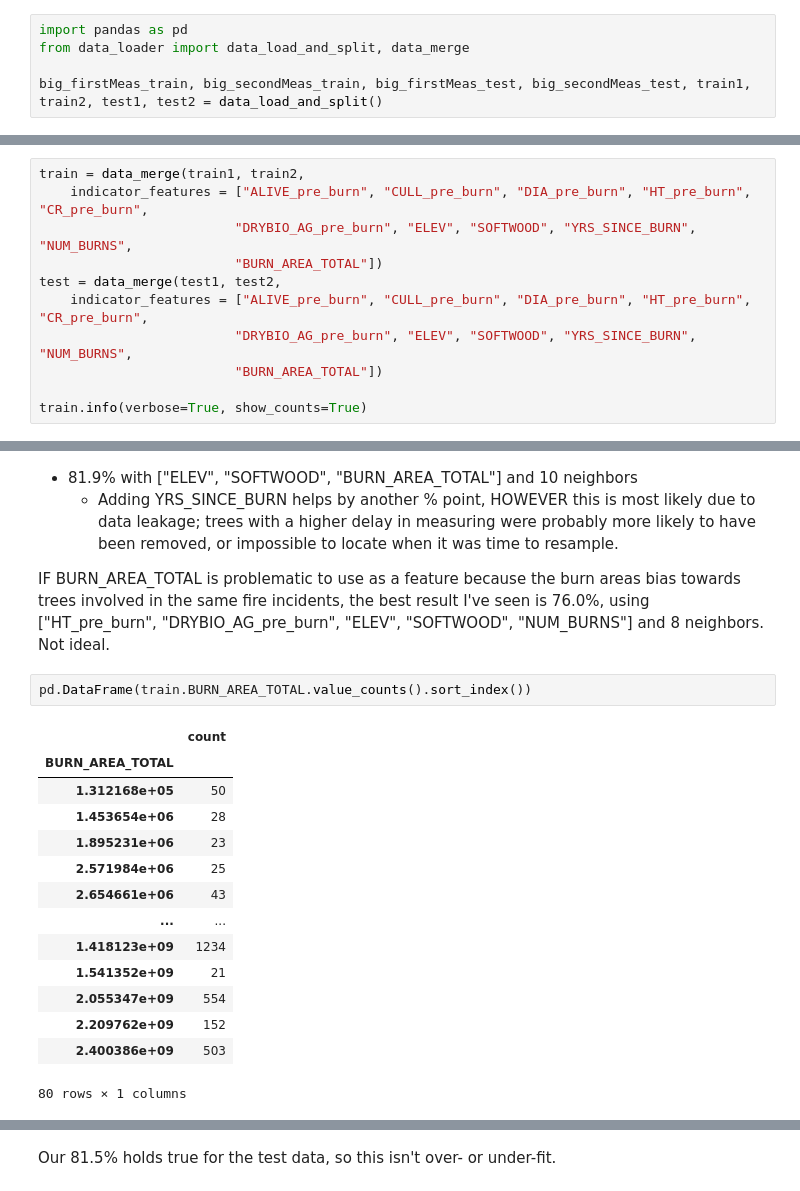
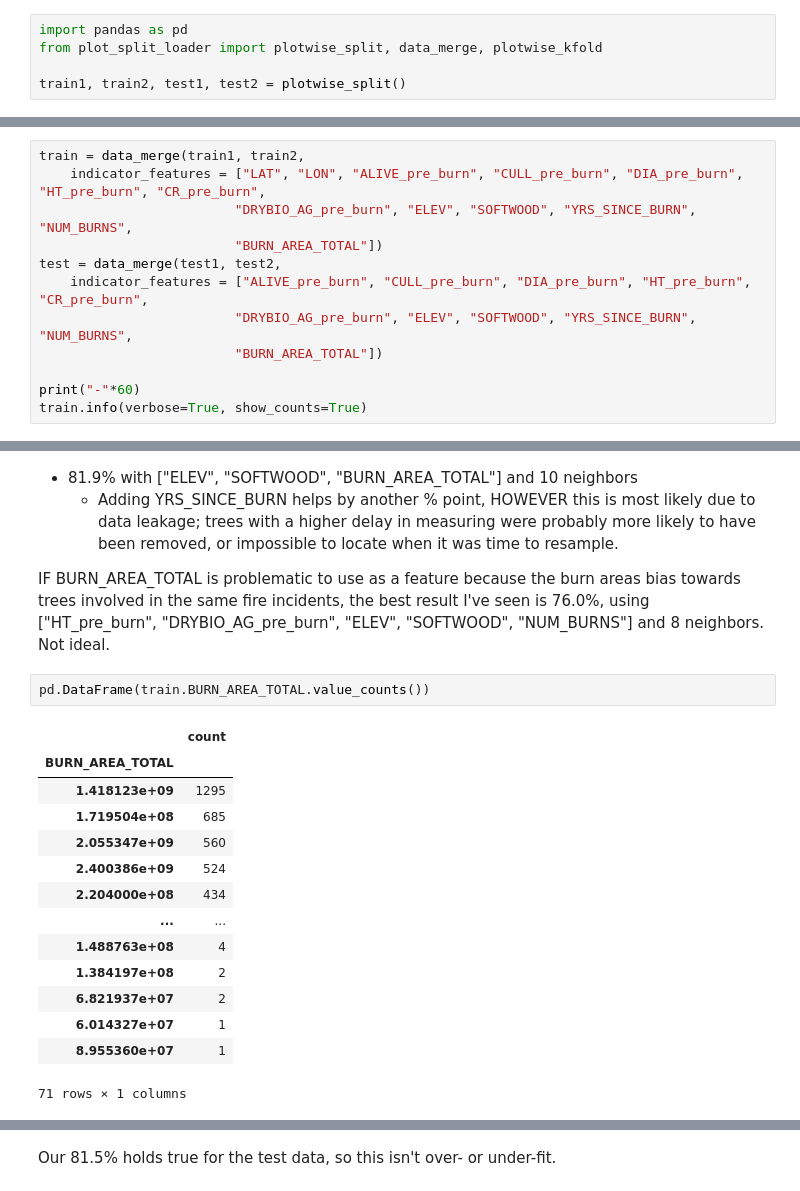
Before and after one commit to hbclad/Erdos_Trees, a Jupyter notebook: machine_learning/Christina_Analysis.ipynb, the cells around one changed output, grey strips where cells are left out. Saved outputs shown, nothing was run; the diff lists cells and outputs as text.

```diff
--- a/machine_learning/Christina_Analysis.ipynb
+++ b/machine_learning/Christina_Analysis.ipynb
@@ -1,8 +1,8 @@
 # %%
 import pandas as pd
-from data_loader import data_load_and_split, data_merge
+from plot_split_loader import plotwise_split, data_merge, plotwise_kfold
 
-big_firstMeas_train, big_secondMeas_train, big_firstMeas_test, big_secondMeas_test, train1, train2, test1, test2 = data_load_and_split()
+train1, train2, test1, test2 = plotwise_split()
 # %%
 train1.info(verbose = True)
 train1.head()
@@ -165,7 +141,7 @@ memory usage: 755.9 KB
 #### K Nearest Neighbors
 # %%
 train = data_merge(train1, train2,
-    indicator_features = ["ALIVE_pre_burn", "CULL_pre_burn", "DIA_pre_burn", "HT_pre_burn", "CR_pre_burn",
+    indicator_features = ["LAT", "LON", "ALIVE_pre_burn", "CULL_pre_burn", "DIA_pre_burn", "HT_pre_burn", "CR_pre_burn",
                          "DRYBIO_AG_pre_burn", "ELEV", "SOFTWOOD", "YRS_SINCE_BURN", "NUM_BURNS",
                          "BURN_AREA_TOTAL"])
 test = data_merge(test1, test2,
@@ -173,6 +149,7 @@ test = data_merge(test1, test2,
                          "DRYBIO_AG_pre_burn", "ELEV", "SOFTWOOD", "YRS_SINCE_BURN", "NUM_BURNS",
                          "BURN_AREA_TOTAL"])
 
+print("-"*60)
 train.info(verbose=True, show_counts=True)
 # %% [output]
 SPCD inconsistent; column will not be merged.
@@ -257,22 +248,22 @@ Noteworthy accuracies:
 
 IF BURN_AREA_TOTAL is problematic to use as a feature because the burn areas bias towards trees involved in the same fire incidents, the best result I've seen is 76.0%, using ["HT_pre_burn", "DRYBIO_AG_pre_burn", "ELEV", "SOFTWOOD", "NUM_BURNS"] and 8 neighbors. Not ideal.
 # %%
-pd.DataFrame(train.BURN_AREA_TOTAL.value_counts().sort_index())
+pd.DataFrame(train.BURN_AREA_TOTAL.value_counts())
 # %% [output]
 |  | count |
 | BURN_AREA_TOTAL |  |
-| 1.312168e+05 | 50 |
-| 1.453654e+06 | 28 |
-| 1.895231e+06 | 23 |
-| 2.571984e+06 | 25 |
-| 2.654661e+06 | 43 |
+| 1.418123e+09 | 1295 |
+| 1.719504e+08 | 685 |
+| 2.055347e+09 | 560 |
+| 2.400386e+09 | 524 |
+| 2.204000e+08 | 434 |
 | ... | ... |
-| 1.418123e+09 | 1234 |
-| 1.541352e+09 | 21 |
-| 2.055347e+09 | 554 |
-| 2.209762e+09 | 152 |
-| 2.400386e+09 | 503 |
+| 1.488763e+08 | 4 |
+| 1.384197e+08 | 2 |
+| 6.821937e+07 | 2 |
+| 6.014327e+07 | 1 |
+| 8.955360e+07 | 1 |
-80 rows × 1 columns
+71 rows × 1 columns
 # %%
 # Fitting the best model to the entire training data set:
 classifier_pipe = Pipeline([("Scaler", StandardScaler()),
```
Also changed, not shown: parts of 11 cells of this notebook, 1 other file.
